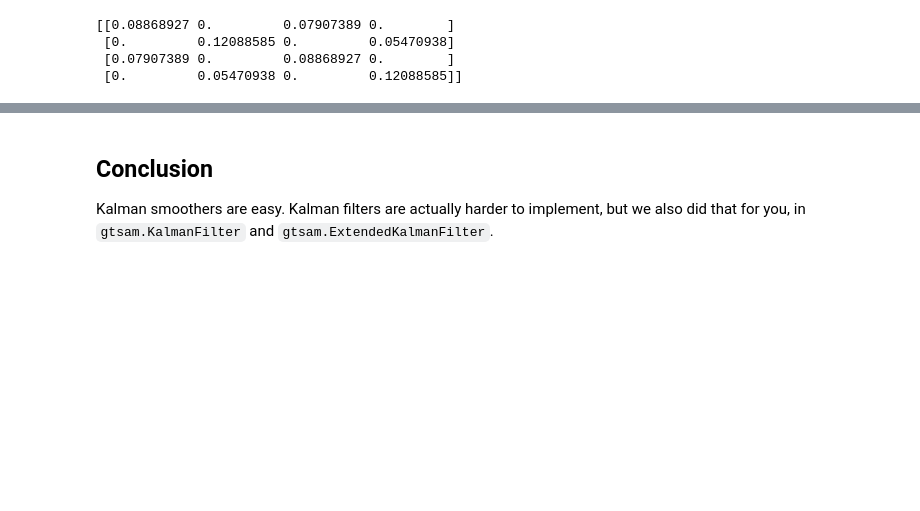
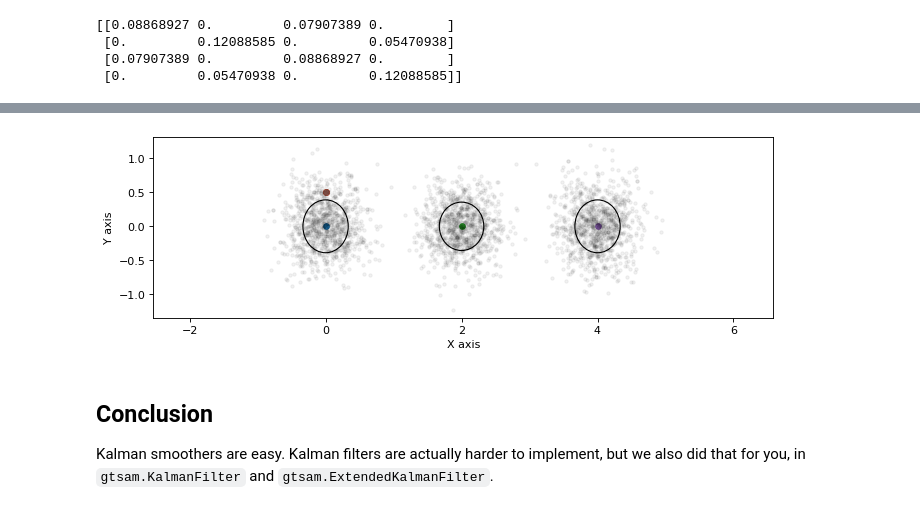
Before and after one commit to gtbook/gtsam-examples, a Jupyter notebook: KalmanSmootherExample.ipynb, the cells around one changed output, grey strips where cells are left out. Saved outputs shown, nothing was run; the diff lists cells and outputs as text; code cells hidden in the pictures; blank space fills up the shorter version.

```diff
--- a/KalmanSmootherExample.ipynb
+++ b/KalmanSmootherExample.ipynb
@@ -143,0 +149,3 @@ print(np.linalg.inv(Q))
+# %%
+for key, sample in sample_bayes_net(gbn, 5).items():
+    print(f"{gtsam.DefaultKeyFormatter(key)}:\n{sample}")
@@ -143,0 +164,3 @@ print(np.linalg.inv(Q))
+# %%
+%%timeit
+samples = sample_bayes_net(gbn, 1000)
@@ -144,3 +169,10 @@ print(np.linalg.inv(Q))
+# %%
+gaussian_figure()
+for i, key in enumerate([x1, x2, x3]):
+    points = samples[key]
+    plt.plot(points[0], points[1], 'k.', alpha=0.05)
+# %% [output]
+[figure, added]
 # %% [markdown]
 ## Conclusion
 
```
Also changed, not shown: parts of 5 cells of this notebook, 2 other files.
